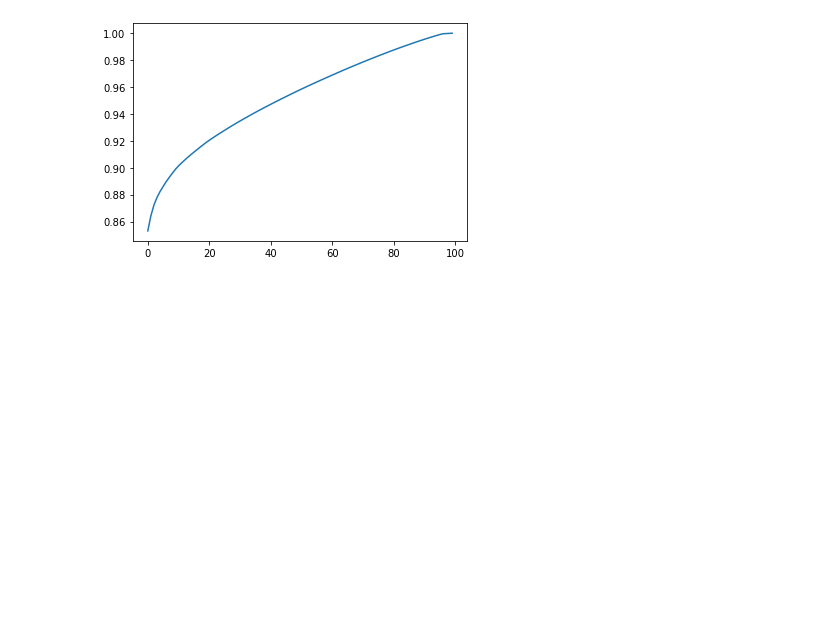
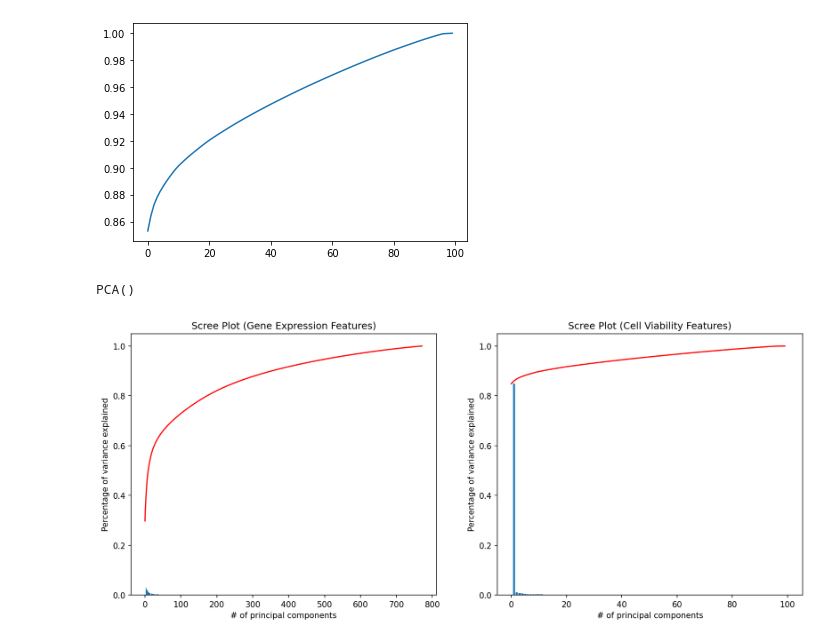
Before and after one commit to chloeh13q/kaggle-moa, a Jupyter notebook: PCA.ipynb, the cells around one changed output. Saved outputs shown, nothing was run; the diff lists cells and outputs as text; code cells hidden in the pictures; blank space fills up the shorter version.

```diff
--- a/PCA.ipynb
+++ b/PCA.ipynb
@@ -32,3 +29,26 @@ plt.plot(np.cumsum(pca.explained_variance_ratio_))
 # %% [output]
 [<matplotlib.lines.Line2D at 0x...>]
 [figure]
+# %%
+pca_g = PCA()
+pca_g.fit(train_x.loc[:, g_cols])
+
+pca_c = PCA()
+pca_c.fit(train_x.loc[:, c_cols])
+# %% [output]
+PCA()
+# %%
+fig, (ax1, ax2) = plt.subplots(1, 2, figsize=(15,6), dpi=150)
+ax1.set_title('Scree Plot (Gene Expression Features)')
+ax1.bar(range(1, len(pca_g.explained_variance_ratio_) + 1), pca_g.explained_variance_ratio_)
+ax1.plot(np.cumsum(pca_g.explained_variance_ratio_), c='red')
+ax1.set(xlabel='# of principal components', ylabel='Percentage of variance explained')
+
+ax2.set_title('Scree Plot (Cell Viability Features)')
+ax2.bar(range(1, len(pca_c.explained_variance_ratio_) + 1), pca_c.explained_variance_ratio_)
+ax2.plot(np.cumsum(pca_c.explained_variance_ratio_), c='red')
+ax2.set(xlabel='# of principal components', ylabel='Percentage of variance explained')
+
+plt.savefig('scree_plot.png')
+# %% [output]
+[figure, added]
```
Also changed, not shown: parts of 3 cells of this notebook, 4 other files.
